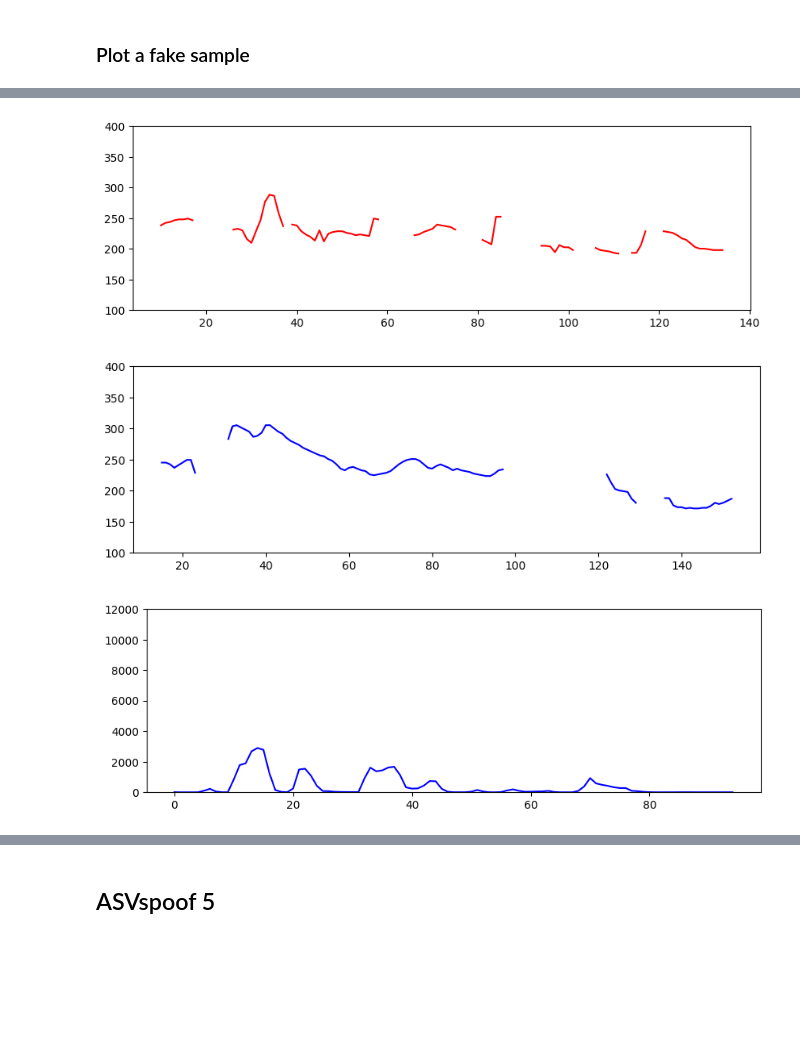
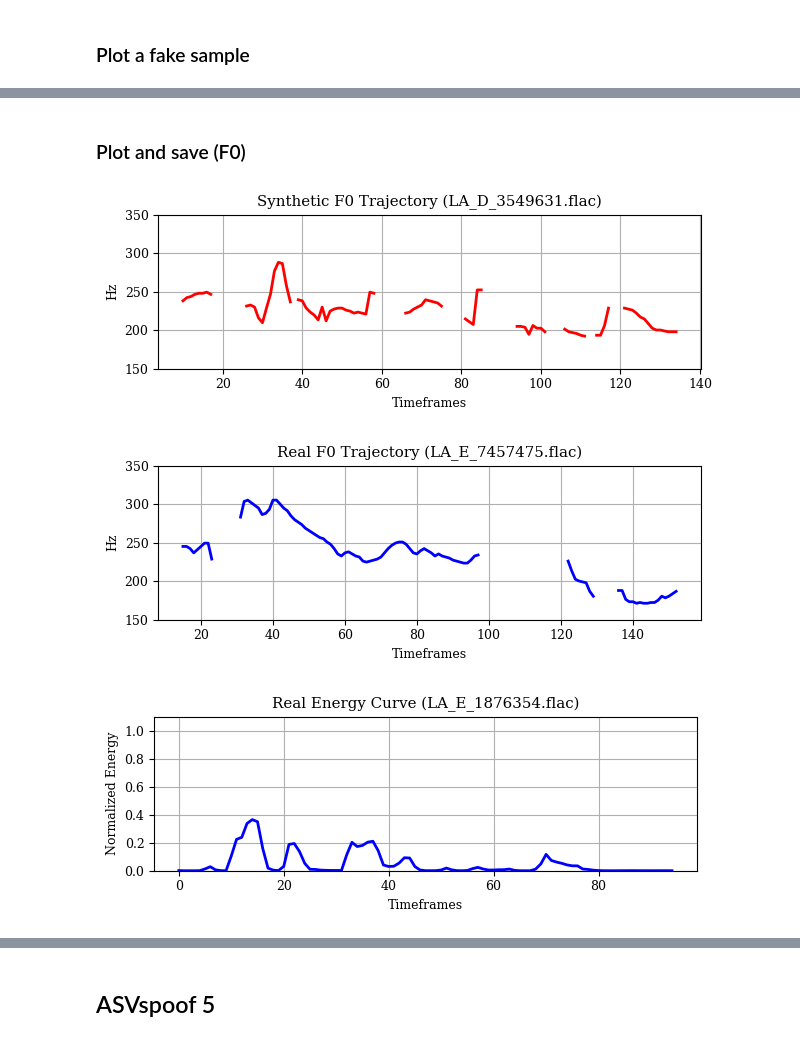
Before and after one commit to nii-yamagishilab/MoE-AntiDeepfake, a Jupyter notebook: notebooks/5_ensemble_distributions.ipynb, the cells around one changed output, grey strips where cells are left out. Cells and saved outputs as stored; diff of their text form; code cells hidden in the pictures; blank space fills up the shorter version.

```diff
--- a/notebooks/5_ensemble_distributions.ipynb
+++ b/notebooks/5_ensemble_distributions.ipynb
@@ -277,8 +289,8 @@ def extract_samples_to_investigate(rootpath, selected_expert, min_score, max_sco
                                                                 min_score=min_score, max_score=max_score,
                                                                 pick_fakes=investigate_fake_samples, limit=limit)
 
-    #full_paths = np.array([os.path.join(root_audio, f + '.flac') for f in files])
-    full_paths = np.array([os.path.join(root_audio, f + '.wav') for f in files])
+    full_paths = np.array([os.path.join(root_audio, f + '.flac') for f in files])
+    #full_paths = np.array([os.path.join(root_audio, f + '.wav') for f in files])
 
     for idx, (p, s) in enumerate(zip(full_paths, selected_scores)):
         print(idx, s, p)
@@ -313,10 +325,9 @@ def show_audio_and_spectrogram(
         idx = (waveform.abs() > thr).nonzero(as_tuple=True)[0]
         if idx.numel() > 0:
             waveform = waveform[idx[0]:idx[-1] + 1]
-
+    '''
     spec = torchaudio.transforms.Spectrogram(n_fft=512, hop_length=256, power=2)(waveform.unsqueeze(0)).squeeze(0)
     spec_db = torchaudio.functional.amplitude_to_DB(spec, multiplier=10.0, amin=1e-10, db_multiplier=0)
-
     # --- plot and display---
     display(Audio(waveform.numpy(), rate=sr))
     plt.figure(figsize=(10, 4))
@@ -325,7 +336,7 @@ def show_audio_and_spectrogram(
     plt.colorbar()
     plt.tight_layout()
     plt.show()
-
+    '''
     return waveform
 
 def lsf_extraction(waveform, order=20, frame_length=256, hop_length=256):
@@ -349,9 +360,14 @@ def plot_lsf(path):
     waveform, _ = librosa.load(path, sr=16000, mono=True)
     lsf = lsf_extraction(waveform)
 
-    fig = plt.figure(figsize=(10, 4))
+    fig = plt.figure(figsize=(7, 3))
     plt.plot(lsf, alpha=0.8)
     plt.grid(True, alpha=0.3)
+    plt.yticks([])
+    plt.xlabel("Timeframes")
+    plt.ylabel("LSF Order")
+    #plt.title("Real Line Spectral Frequencies (LA_E_5322895.flac)")
+    #plt.savefig("/home/smg/v-viola/moe_antideepfake/figures/ovs_real.pdf", format="pdf", bbox_inches="tight")
     plt.show()
 
 def plot_upsampling_feature(
@@ -379,9 +395,14 @@ def plot_upsampling_feature(
     fingerprint /= (np.linalg.norm(fingerprint) + 1e-8) # normalization (L2)
     fingerprint.astype(np.float32)
 
-    plt.figure(figsize=(8, 3))
-    plt.plot(fingerprint)
+    plt.figure(figsize=(7, 2))
+    plt.plot(fingerprint, color='red')
     plt.ylim([0, 0.8])
+    plt.grid(True)
+    plt.xlabel("Frequency bins")
+    plt.ylabel("Amplitude")
+    #plt.title("Synthetic Peak-enhanced Spectrum (LA_D_6653512.flac)")
+    #plt.savefig("/home/smg/v-viola/moe_antideepfake/figures/ups_fake.pdf", format="pdf", bbox_inches="tight")
     plt.tight_layout()
     plt.show()
 # %% [markdown]
@@ -466,3 +488,5 @@ plot_upsampling_feature(wav)
+# %% [markdown]
+### Plot and save (F0)
 # %%
 from numpy import ndarray
 
@@ -480,44 +504,54 @@ def load_audio_track(path, trim=True, normalize=True, sr=16000, top_db=40):
             waveform = waveform / peak
 
     if trim:
         amplitude_threshold = 10 ** (-top_db / 20)
         non_silent = (waveform.abs() > amplitude_threshold).nonzero(as_tuple=True)[1]
         if non_silent.numel() > 0:
             start = non_silent[0].item()
             end = non_silent[-1].item() + 1
             waveform = waveform[:, start:end]
         else:
             waveform = waveform[:, :0]
 
     return waveform.squeeze()
 
 def extract_f0(waveform, fs, win_size, hop_size,
                fmin: int = 70, fmax: int = 400) -> ndarray:
 
     x = np.copy(waveform)
     x = librosa.effects.preemphasis(x)
     autocorr_win_len = win_size // 2
     f0_freqs, _, _ = librosa.pyin(x, sr=fs,
                                 frame_length=win_size, hop_length=hop_size, center=True,
                                 win_length=autocorr_win_len, fmin=fmin, fmax=fmax, n_thresholds=7)
     return f0_freqs
 
 x = load_audio_track('/Database/ASVspoof2019/public_released_data/LA/ASVspoof2019_LA_dev/flac/LA_D_3549631.flac')
 f0_trajectory = extract_f0(x, fs=16000, win_size=256, hop_size=256)
 
-plt.figure(figsize=(10, 3))
-plt.plot(f0_trajectory, color='red')
-plt.ylim([100, 400])
+plt.figure(figsize=(7, 2))
+plt.plot(f0_trajectory, color='red', lw=2)
+plt.ylim([150, 350])
+plt.xlabel("Timeframes")
+plt.ylabel("Hz")
+plt.grid(True)
+plt.title("Synthetic F0 Trajectory (LA_D_3549631.flac)")
+plt.savefig("/home/smg/v-viola/moe_antideepfake/figures/f0_fake.pdf", format="pdf", bbox_inches="tight")
 plt.show()
 # %% [output]
-[figure, old version]
+[figure, new version]
 # %%
 x = load_audio_track('/Database/ASVspoof2019/public_released_data/LA/ASVspoof2019_LA_eval/flac/LA_E_7457475.flac')
 f0_trajectory = extract_f0(x, fs=16000, win_size=256, hop_size=256)
 
-plt.figure(figsize=(10, 3))
-plt.plot(f0_trajectory, color='blue')
-plt.ylim([100, 400])
+plt.figure(figsize=(7, 2))
+plt.plot(f0_trajectory, color='blue', lw=2)
+plt.ylim([150, 350])
+plt.xlabel("Timeframes")
+plt.ylabel("Hz")
+plt.grid(True)
+plt.title("Real F0 Trajectory (LA_E_7457475.flac)")
+plt.savefig("/home/smg/v-viola/moe_antideepfake/figures/f0_real.pdf", format="pdf", bbox_inches="tight")
 plt.show()
 # %% [output]
-[figure, old version]
+[figure, new version]
@@ -538,11 +585,13 @@ def spec_extraction_with_energy(y):
 # %%
-y = load_audio_track('/Database/ASVspoof2019/public_released_data/LA/ASVspoof2019_LA_eval/flac/LA_E_1876354.flac')
-energy_traj = spec_extraction_with_energy(y)
-
-plt.figure(figsize=(10, 3))
-plt.plot(energy_traj, color='blue')
-plt.ylim([0, 12000])
+plt.figure(figsize=(7, 2))
+plt.plot(energy1_norm, color='blue', lw=2)
+plt.ylim([0, 1.1])
+plt.xlabel("Timeframes")
+plt.ylabel("Normalized Energy")
+plt.grid(True)
+plt.title("Real Energy Curve (LA_E_1876354.flac)")
+plt.savefig("/home/smg/v-viola/moe_antideepfake/figures/energy_real.pdf", format="pdf", bbox_inches="tight")
 plt.show()
 # %% [output]
-[figure, old version]
+[figure, new version]
 # %%
```
Also changed, not shown: parts of 10 cells of this notebook, 13 other files.
